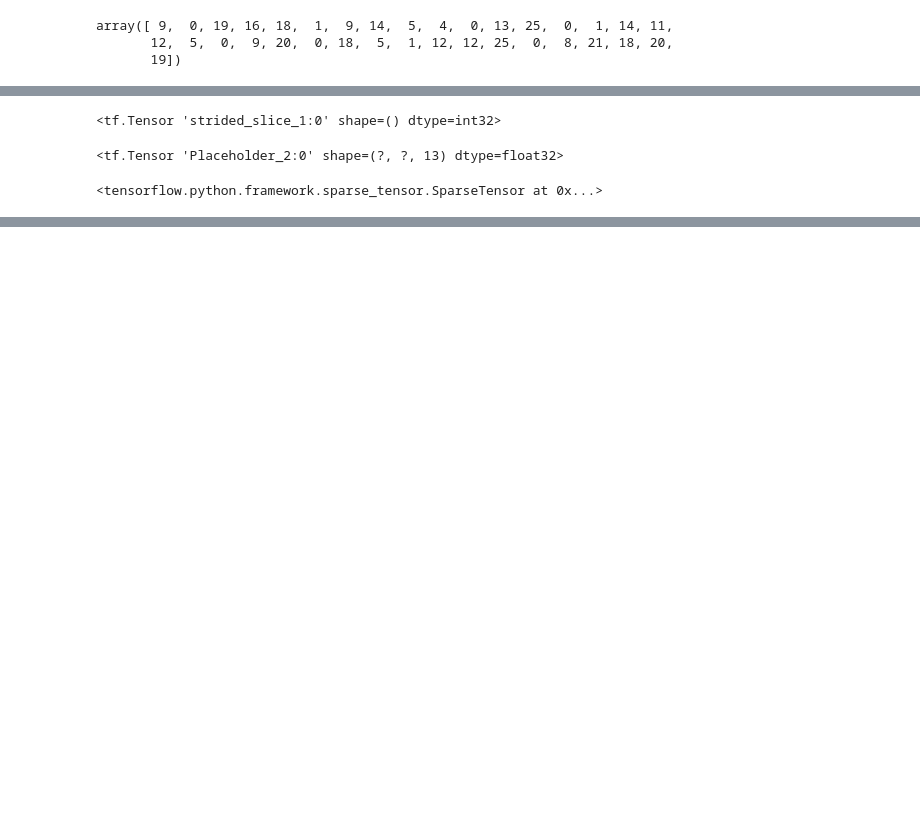
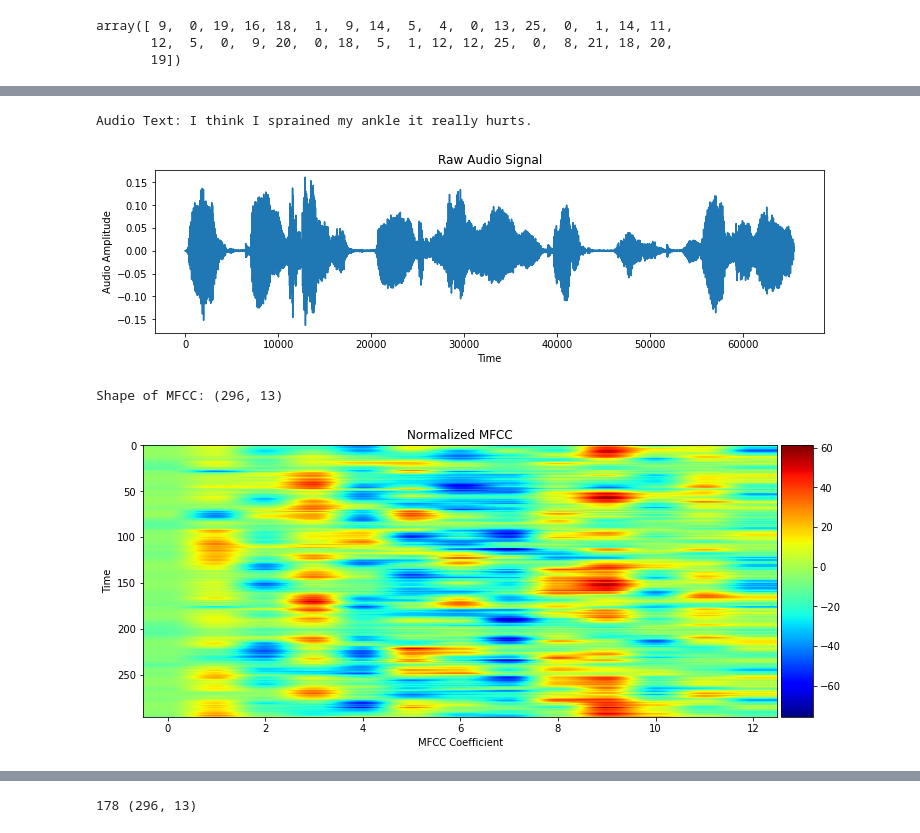
Before and after one commit to jeonghojo00/SpeechRecognition, a Jupyter notebook: SpeechRecognition_MedicalSpeech.ipynb, the cells around one changed output, grey strips where cells are left out. Cells and saved outputs as stored; diff of their text form; code cells hidden in the pictures; blank space fills up the shorter version.

```diff
--- a/SpeechRecognition_MedicalSpeech.ipynb
+++ b/SpeechRecognition_MedicalSpeech.ipynb
@@ -1490,0 +1475,11 @@ val_inputs, val_targets, val_seq_len = train_inputs, train_targets, \
+# %%
+valid_inputs = list()
+valid_targets = list()
+
+for item in validate_corpus:
+    path = item["key"]
+    feature = "spectrogram"
+    text = item["text"]
+    inputs, seq_len, target, original = convert_inputs_to_ctc_format(path, feature, text)
+    valid_inputs.append(inputs)
+    valid_targets.append(target)
@@ -1778,12 +1759,0 @@ AttributeError: ignored
-# %%
-shape[1]
-# %% [output]
-<tf.Tensor 'strided_slice_1:0' shape=() dtype=int32>
-# %%
-inputs
-# %% [output]
-<tf.Tensor 'Placeholder_2:0' shape=(?, ?, 13) dtype=float32>
-# %%
-targets
-# %% [output]
-<tensorflow.python.framework.sparse_tensor.SparseTensor at 0x...>
@@ -1789,0 +1794,44 @@ targets
+# %%
+train_corpus
+paths = list()
+texts = list()
+
+for data in train_corpus:
+    paths.append(data["key"])
+    texts.append(data["text"])
+# %%
+def visualize(index):
+    path = paths[index]
+    text = texts[index]
+    print('Audio Text:', text)
+
+    audio, sr = load_and_trim(path)  ## Sampling rate is 22050 Hz
+    #print(sr)
+    plt.figure(figsize=(12, 3))
+    plt.plot(np.arange(len(audio)), audio)
+    plt.title('Raw Audio Signal')
+    plt.xlabel('Time')
+    plt.ylabel('Audio Amplitude')
+    plt.show()
+
+    feature = mfcc(audio, sr, numcep=mfcc_dim, nfft=551)
+    print('Shape of MFCC:', feature.shape)
+
+    fig = plt.figure(figsize=(12, 5))
+    ax = fig.add_subplot(111)
+    im = ax.imshow(feature, cmap=plt.cm.jet, aspect='auto')
+    plt.title('Normalized MFCC')
+    plt.ylabel('Time')
+    plt.xlabel('MFCC Coefficient')
+    plt.colorbar(im, cax=make_axes_locatable(ax).append_axes('right', size='5%', pad=0.05))
+    ax.set_xticks(np.arange(0, 13, 2), minor=False);
+    plt.show()
+
+    return path
+
+Audio(visualize(0))  # Audio is the object
+# %% [output]
+Audio Text: I think I sprained my ankle it really hurts.
+[figure, added]
+Shape of MFCC: (296, 13)
+[figure, added]
@@ -1789,0 +1839,12 @@ targets
+# %%
+## obtain all audio file corresponding to MFCCs features
+total = len(train_corpus)
+features = []
+for i in tqdm(range(total)):
+    path = paths[i]
+    audio, sr = load_and_trim(path)
+    features.append(mfcc(audio, sr, numcep=mfcc_dim, nfft=551))
+
+print(len(features), features[0].shape)
+# %% [output]
+178 (296, 13)
```
Also changed, not shown: parts of 55 cells of this notebook.
